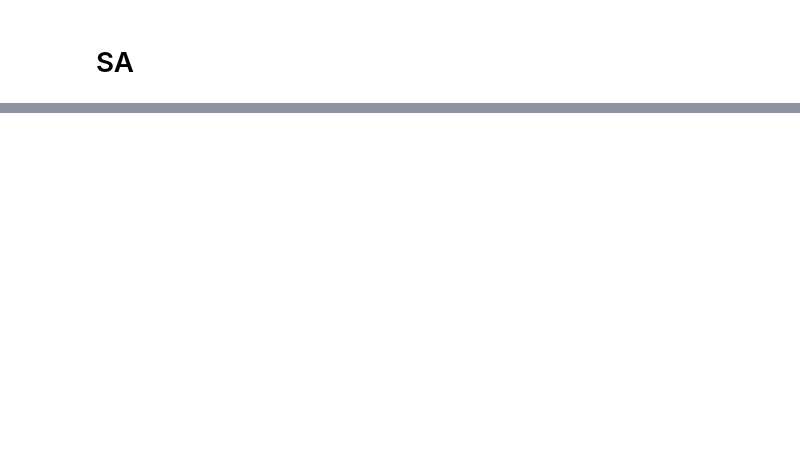
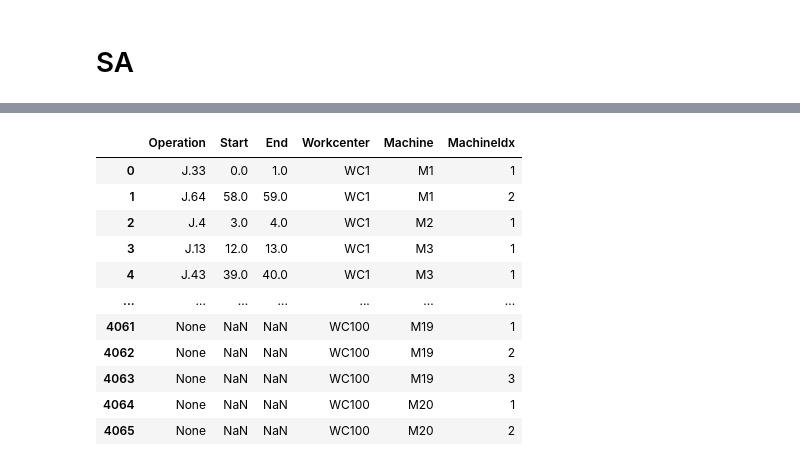
Before and after one commit to nathanansel28/40.014-ESA, a Jupyter notebook: 02_TestingHeuristics/heuristics.ipynb, the cells around one changed output, grey strips where cells are left out. Drawn from its saved outputs; the diff is of its cells as text; code cells hidden in the pictures; blank space fills up the shorter version.

Commit message:
test: add systematic testing

```diff
--- a/02_TestingHeuristics/heuristics.ipynb
+++ b/02_TestingHeuristics/heuristics.ipynb
@@ -420,6 +315,0 @@ def LETSA_plot_gantt_chart(scheduled_operations, plot_path=None, plot_name=None)
-# %%
-factory = LETSA_load_factory(df_machine)
-operations = LETSA_load_operations(df_BOM)
-scheduled_operations = LETSA_schedule_operations(operations, factory)
-LETSA_plot_gantt_chart(scheduled_operations)
-print(scheduled_operations)
@@ -800,0 +874,78 @@ scheduled_operations = EDD_schedule_operations(operations, factory)
+# %%
+# GENERATING THE FACTORY INFORMATION
+random.seed(42)
+n_workcenters = 100
+n_machines = 20
+df_machine = pd.DataFrame({
+    'workcenter': [f"WC{i}" for i in range(1,n_workcenters+1)]
+})
+for machine_no in range(1,n_machines+1):
+    machine_name = f"M{machine_no}"
+    df_machine[machine_name] = [random.randint(1,3) for _ in range(1, n_workcenters+1)]
+display(df_machine.head())
+
+files = os.listdir('TestCases')
+files = [file for file in files if file[-3:] == "csv"]
+total_files = len(files)
+df_results = pd.DataFrame({
+    'filename': [None],
+    'LETSA_time': [None],
+    'EDD_time': [None],
+    'SA_time': [None]
+})
+
+list_workcenters, list_machines = [], []
+folder_path = 'LETSA_testcase'
+if not os.path.exists(folder_path):
+    os.makedirs(folder_path)
+
+i = 0
+for filename in files:
+    df_BOM = pd.read_csv(f"TestCases//{filename}")
+    # display(df_BOM)
+    df_BOM['predecessor_operations'] = df_BOM['predecessor_operations'].apply(lambda x: ast.literal_eval(x) if pd.notnull(x) else [])
+
+    # LETSA
+    print("LETSA")
+    start = time.time()
+    factory = LETSA_load_factory(df_machine)
+    # for key in factory.keys():
+    #     print(factory[key].id)
+    #     print(str(factory[key].id))
+    operations = LETSA_load_operations(df_BOM)
+    LETSA_scheduled_operations = LETSA_schedule_operations(operations, factory)
+    end = time.time()
+    LETSA_processing_time = end - start
+    print(LETSA_processing_time)
+
+    # EDD
+    print("EDD")
+    start = time.time()
+    factory = EDD_load_factory(df_machine)
+    operations = EDD_load_operations(df_BOM)
+    EDD_scheduled_operations = EDD_schedule_operations(operations, factory)
+    end = time.time()
+    EDD_processing_time = end - start
+    print(EDD_processing_time)
+
+    # SA
+    print("SA")
+    start = time.time()
+    SA_scheduled_operations = SA_main(df_BOM, df_machine)
+    display(SA_scheduled_operations)
+    end = time.time()
+    SA_processing_time = end - start
+    print(SA_processing_time)
+
+    i += 1
+    if i > 1:
+        break
+
+    # df_results.at[i, 'filename'] = filename
+    # df_results.at[i, 'LETSA_time'] = LETSA_processing_time
+
+    # if i // 50 == 1:
+    #     df_results.to_csv("LETSA_results.csv", index=False)
+    # i += 1
+    # print_progress_bar(i, total_files)
+# %% [output]
@@ -800,0 +964,12 @@ scheduled_operations = EDD_schedule_operations(operations, factory)
+|  | Operation | Start | End | Workcenter | Machine | MachineIdx |
+| 0 | J.33 | 0.0 | 1.0 | WC1 | M1 | 1 |
+| 1 | J.64 | 58.0 | 59.0 | WC1 | M1 | 2 |
+| 2 | J.4 | 3.0 | 4.0 | WC1 | M2 | 1 |
+| 3 | J.13 | 12.0 | 13.0 | WC1 | M3 | 1 |
+| 4 | J.43 | 39.0 | 40.0 | WC1 | M3 | 1 |
+| ... | ... | ... | ... | ... | ... | ... |
+| 4061 | None | NaN | NaN | WC100 | M19 | 1 |
+| 4062 | None | NaN | NaN | WC100 | M19 | 2 |
+| 4063 | None | NaN | NaN | WC100 | M19 | 3 |
+| 4064 | None | NaN | NaN | WC100 | M20 | 1 |
+| 4065 | None | NaN | NaN | WC100 | M20 | 2 |
```
Also changed, not shown: parts of 22 cells of this notebook.
